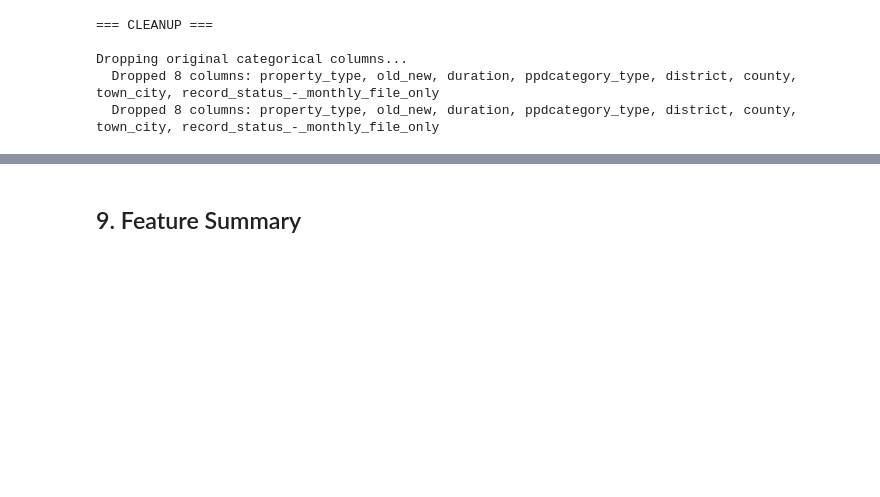
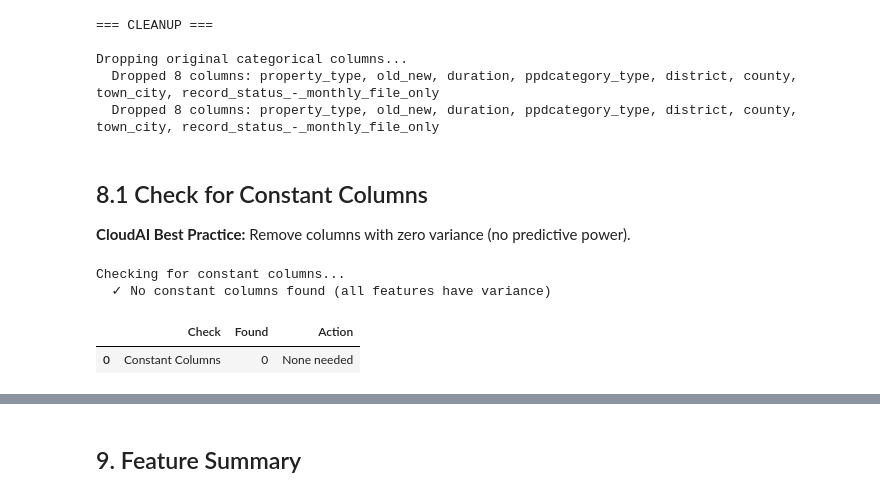
Before and after one commit to JoNaulaerts/Machine-Learning-Project-TM-2025, a Jupyter notebook: Dataset_1_UK_Housing/Code/05_feature_engineering.ipynb, the cells around one changed output, grey strips where cells are left out. Saved outputs shown, nothing was run; the diff lists cells and outputs as text; code cells hidden in the pictures; blank space fills up the shorter version.

```diff
--- a/Dataset_1_UK_Housing/Code/05_feature_engineering.ipynb
+++ b/Dataset_1_UK_Housing/Code/05_feature_engineering.ipynb
@@ -354,3 +358,33 @@ if cols_to_drop:
 Dropping original categorical columns...
   Dropped 8 columns: property_type, old_new, duration, ppdcategory_type, district, county, town_city, record_status_-_monthly_file_only
   Dropped 8 columns: property_type, old_new, duration, ppdcategory_type, district, county, town_city, record_status_-_monthly_file_only
+# %% [markdown]
+## 8.1 Check for Constant Columns
+
+**CloudAI Best Practice:** Remove columns with zero variance (no predictive power).
+# %%
+print("\nChecking for constant columns...")
+
+# Identify columns with only one unique value
+constant_cols = [col for col in df.columns if df[col].nunique(dropna=True) <= 1]
+
+if len(constant_cols) > 0:
+    print(f"  ⚠️ Constant columns found: {constant_cols}")
+    df = df.drop(columns=constant_cols)
+    print(f"  Dropped {len(constant_cols)} constant columns")
+else:
+    print("  ✓ No constant columns found (all features have variance)")
+
+# Create summary
+constant_check_summary = pd.DataFrame({
+    'Check': ['Constant Columns'],
+    'Found': [len(constant_cols) if len(constant_cols) > 0 else 0],
+    'Action': ['Dropped' if len(constant_cols) > 0 else 'None needed']
+})
+
+display(constant_check_summary)
+# %% [output]
+Checking for constant columns...
+  ✓ No constant columns found (all features have variance)
+|  | Check | Found | Action |
+| 0 | Constant Columns | 0 | None needed |
```
Also changed, not shown: parts of 10 cells of this notebook, 3 other files.
